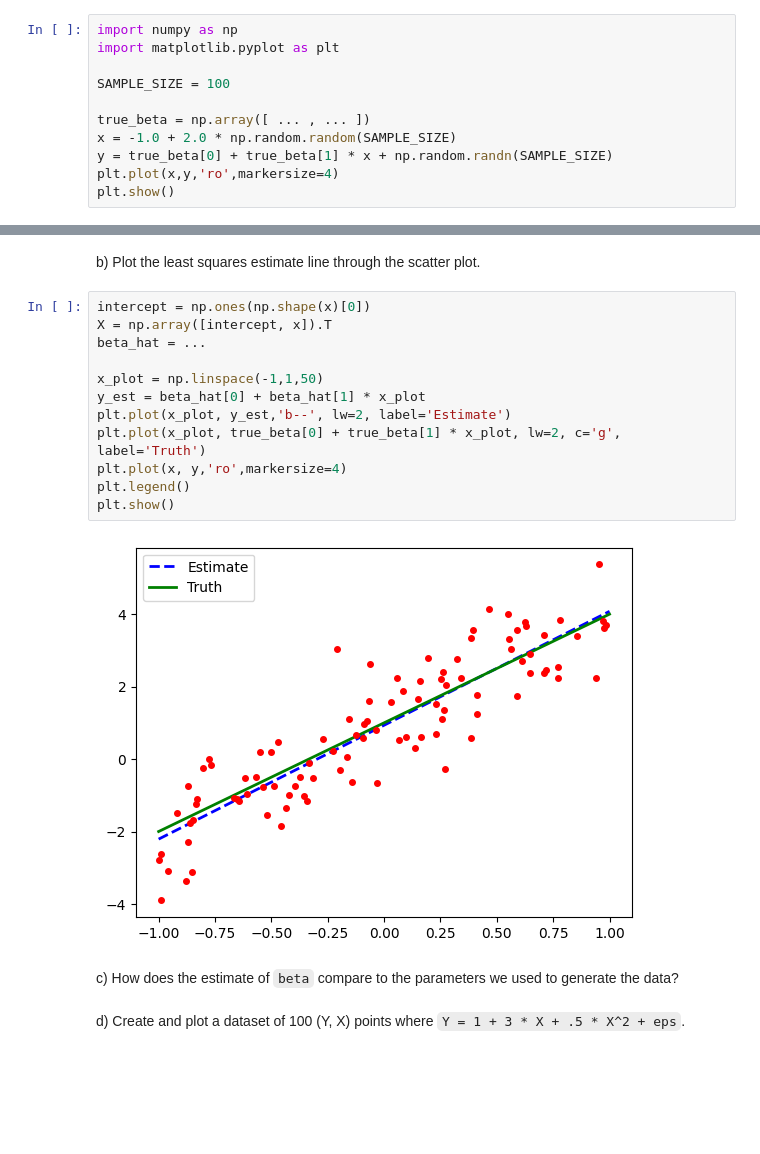
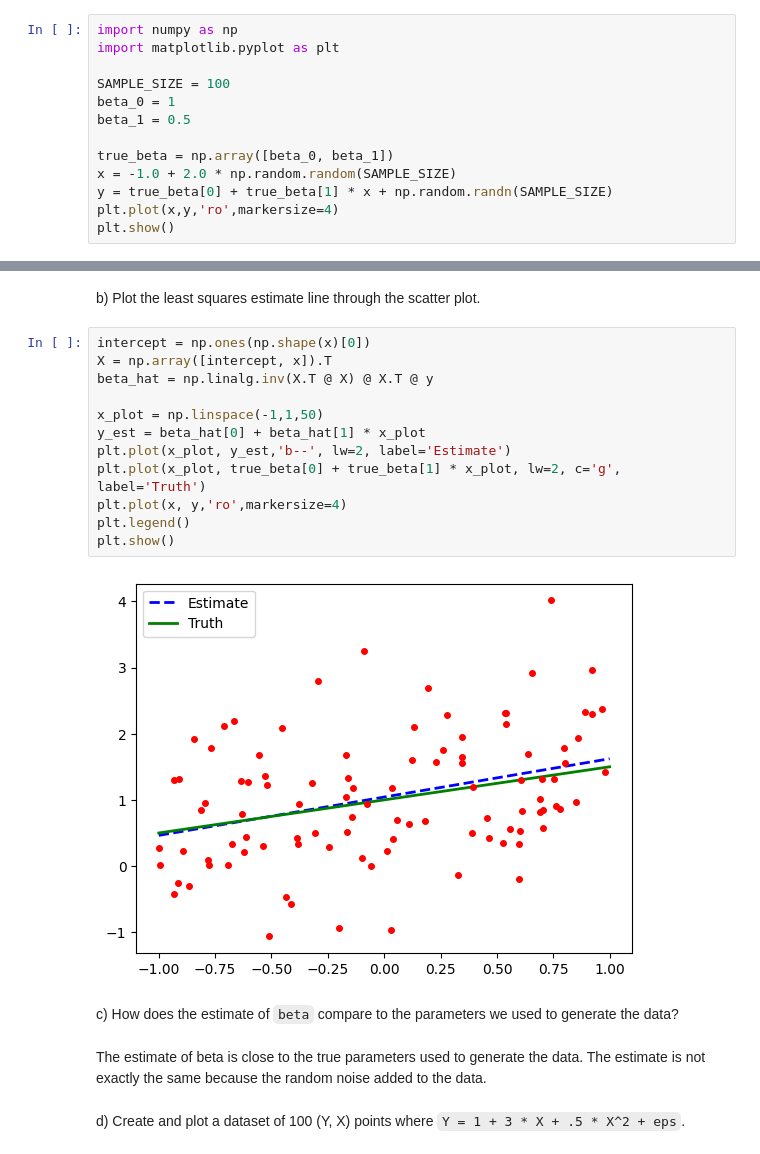
Before and after one commit to stonetharris/CS506, a Jupyter notebook: worksheets/worksheet_18.ipynb, the cells around one changed output, grey strips where cells are left out. Saved outputs shown, nothing was run; the diff lists cells and outputs as text; blank space fills up the shorter version.

```diff
--- a/worksheets/worksheet_18.ipynb
+++ b/worksheets/worksheet_18.ipynb
@@ -52,8 +52,10 @@ import numpy as np
 import matplotlib.pyplot as plt
 
 SAMPLE_SIZE = 100
+beta_0 = 1
+beta_1 = 0.5
 
-true_beta = np.array([ ... , ... ])
+true_beta = np.array([beta_0, beta_1])
 x = -1.0 + 2.0 * np.random.random(SAMPLE_SIZE)
 y = true_beta[0] + true_beta[1] * x + np.random.randn(SAMPLE_SIZE)
 plt.plot(x,y,'ro',markersize=4)
@@ -65,18 +67,20 @@ b) Plot the least squares estimate line through the scatter plot.
 # %%
 intercept = np.ones(np.shape(x)[0])
 X = np.array([intercept, x]).T
-beta_hat = ...
+beta_hat = np.linalg.inv(X.T @ X) @ X.T @ y
 
 x_plot = np.linspace(-1,1,50)
 y_est = beta_hat[0] + beta_hat[1] * x_plot
 plt.plot(x_plot, y_est,'b--', lw=2, label='Estimate')
 plt.plot(x_plot, true_beta[0] + true_beta[1] * x_plot, lw=2, c='g', label='Truth')
 plt.plot(x, y,'ro',markersize=4)
 plt.legend()
 plt.show()
 # %% [output]
-[figure, old version]
+[figure, new version]
 # %% [markdown]
 c) How does the estimate of `beta` compare to the parameters we used to generate the data?
+# %% [markdown]
+The estimate of beta is close to the true parameters used to generate the data. The estimate is not exactly the same because the random noise added to the data.
 # %% [markdown]
 d) Create and plot a dataset of 100 (Y, X) points where `Y = 1 + 3 * X + .5 * X^2 + eps`.
```
Also changed, not shown: parts of 6 cells of this notebook.
